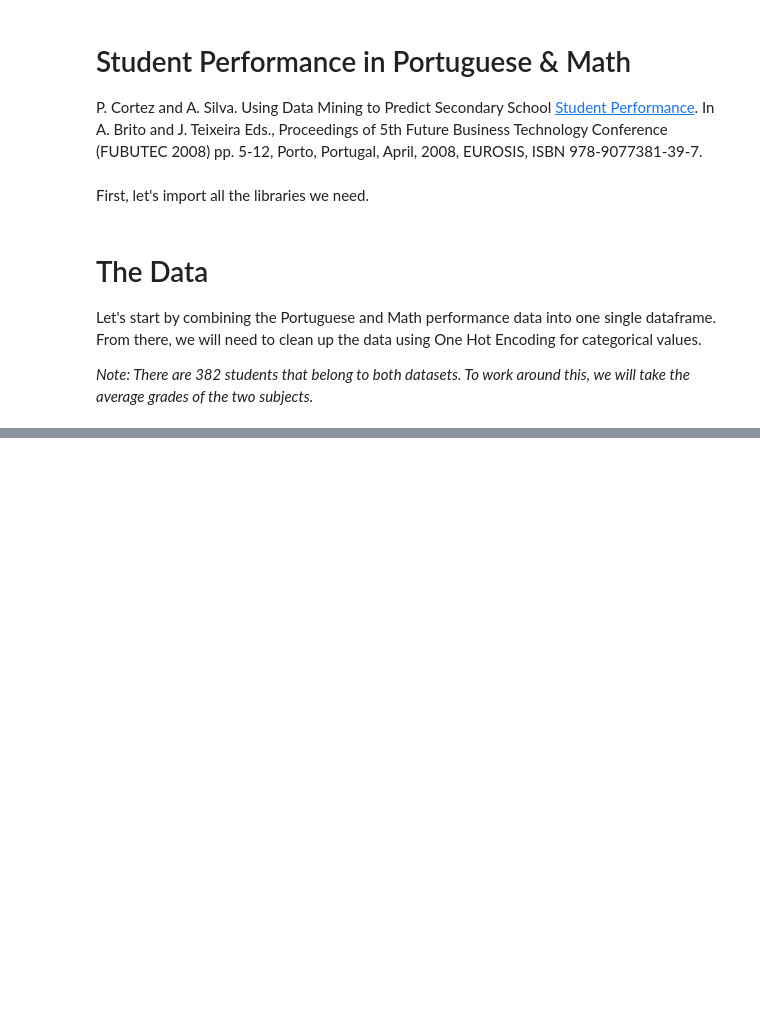
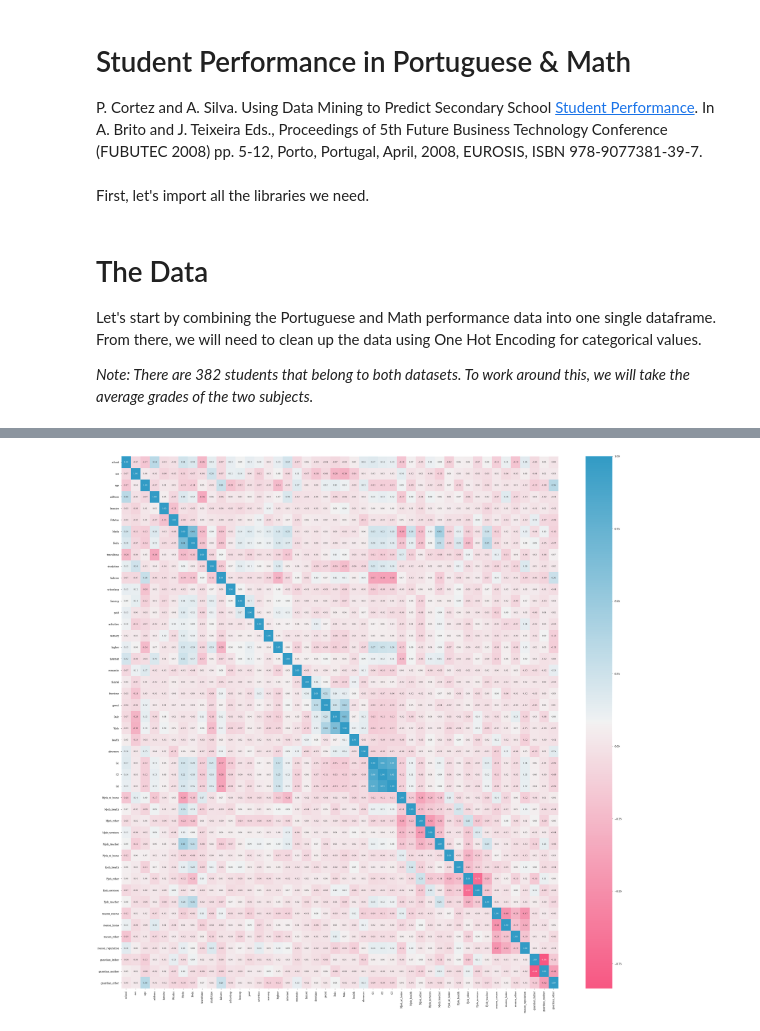
Before and after one commit to briannajzhang/student-performance, a Jupyter notebook: StudentPerformance.ipynb, the cells around one changed output, grey strips where cells are left out. Drawn from its saved outputs; the diff is of its cells as text; code cells hidden in the pictures; blank space fills up the shorter version.

```diff
--- a/StudentPerformance.ipynb
+++ b/StudentPerformance.ipynb
@@ -59,0 +210,7 @@ NameError: name 'read' is not defined
+# %%
+fig, ax = plt.subplots(figsize=(50, 50))
+cmap = sns.diverging_palette(0, 230, 90, 60, as_cmap=True)
+sns.heatmap(performance_data.corr(), annot=True, fmt=".2f", cmap=cmap)
+plt.show()
+# %% [output]
+[figure, added]
```
Also changed, not shown: parts of 23 cells of this notebook, 3 other files.
